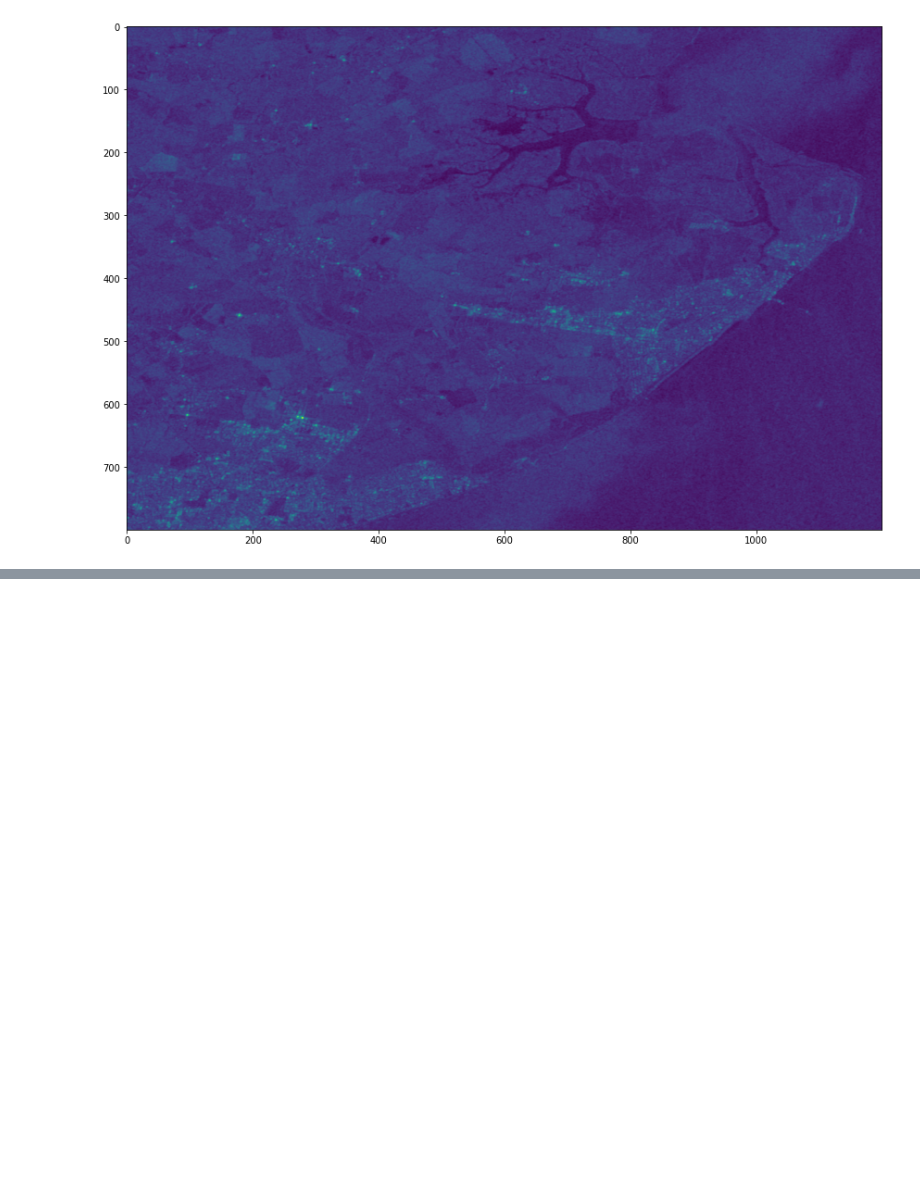
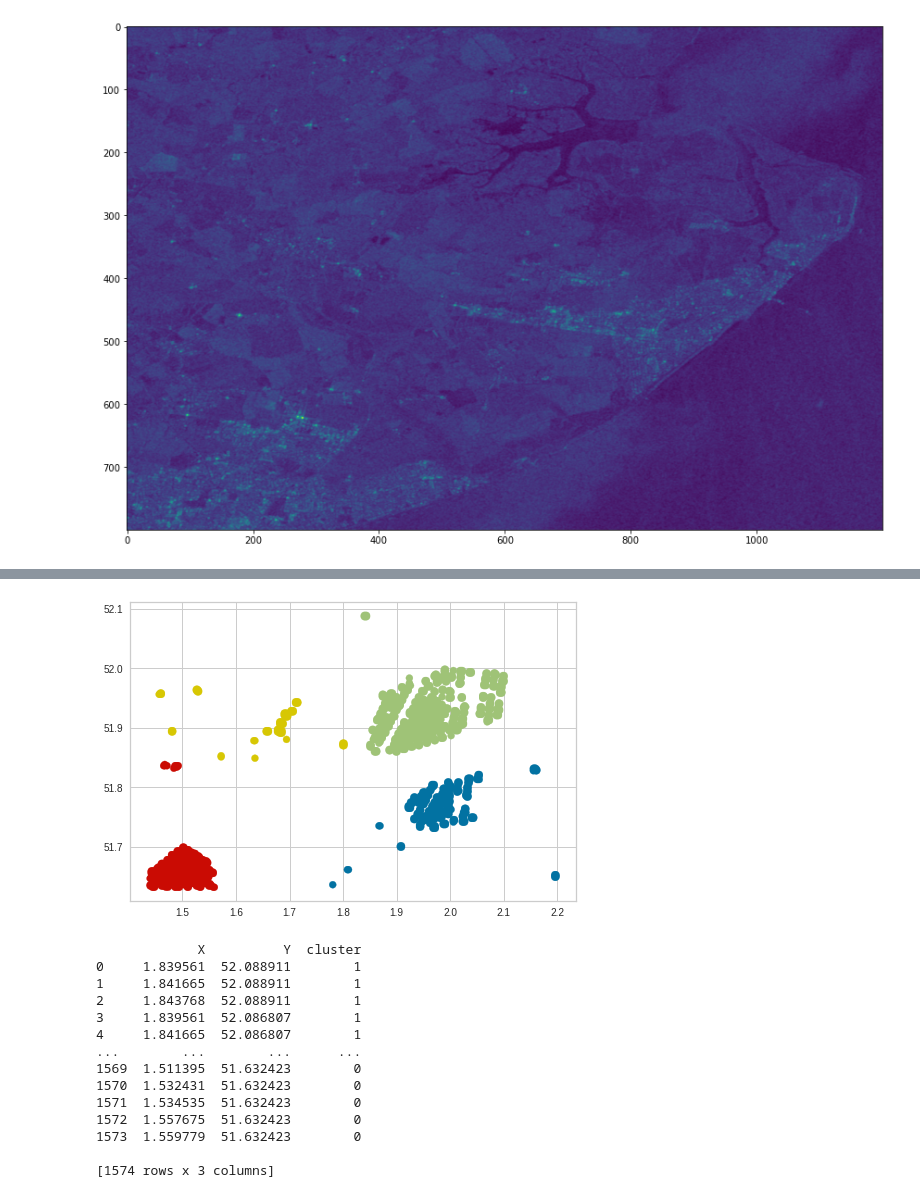
Before and after one commit to aelbrecht/cs-windmill, a Jupyter notebook: detect_v4_example.ipynb, the cells around one changed output, grey strips where cells are left out. Saved outputs shown, nothing was run; the diff lists cells and outputs as text; code cells hidden in the pictures; blank space fills up the shorter version.

Commit message:
clustering

```diff
--- a/detect_v4_example.ipynb
+++ b/detect_v4_example.ipynb
@@ -150,6 +167,7 @@ def plot_windmills(left_top_coord, size=(1200, 800), intensity=1):
     highlight = np.max(search_space) * 0.75 * intensity
 
     found = 0
+    coords = []
     for i, result in enumerate(results):
         if result[1] > result[0]:
             found += 1
@@ -162,11 +180,14 @@ def plot_windmills(left_top_coord, size=(1200, 800), intensity=1):
             search_space[xx - block_size // 2:xx + block_size // 2, yy + block_size // 2] = highlight
             search_space[xx - block_size // 2, yy - block_size // 2:yy + block_size // 2] = highlight
             search_space[xx + block_size // 2, yy - block_size // 2:yy + block_size // 2] = highlight
+            coords.append(coord)
 
     print("found {} windmills".format(found))
 
     plt.rcParams['figure.figsize'] = [20, 10]
     plt.imshow(search_space)
+
+    return coords
 # %%
 # vb boten
 plot_windmills((2.56834,51.48205))
@@ -187,5 +208,5 @@ found 0 windmills
 [figure]
 # %%
 # het duurt redelijk lang voor dit te runnen
-plot_windmills((1.4378,52.1898), (1200 * 5, 800 * 5), intensity=2)
+coords = plot_windmills((1.4378,52.1898), (1200 * 5, 800 * 5), intensity=2)
 # %% [output]
@@ -193 +215,43 @@ found 1463 windmills
 [figure]
+# %%
+from sklearn import datasets, cluster, neighbors, metrics, tree, svm, mixture
+
+colors = np.array(['r', 'g', 'b', 'y', 'c', 't'])
+
+def apply(X, algo):
+    algo.fit(X)
+    labels = algo.labels_.astype(np.int)
+    plt.scatter(X[:, 0], X[:, 1], color=colors[labels])
+    plt.show()
+    return labels
+
+df = pd.DataFrame(coords)
+X = df.to_numpy()
+
+labels = apply(X, cluster.KMeans(n_clusters=4))
+
+#apply(X, cluster.DBSCAN(eps=.011))
+#apply(X, cluster.SpectralClustering(n_clusters=2, affinity="nearest_neighbors"))
+
+cluster_map = pd.DataFrame()
+cluster_map['X'] = X[:, 0]
+cluster_map['Y'] = X[:, 1]
+cluster_map['cluster'] = labels
+
+print(cluster_map)
+# %% [output]
+[figure, added]
+             X          Y  cluster
+0     1.839561  52.088911        1
+1     1.841665  52.088911        1
+2     1.843768  52.088911        1
+3     1.839561  52.086807        1
+4     1.841665  52.086807        1
+...        ...        ...      ...
+1569  1.511395  51.632423        0
+1570  1.532431  51.632423        0
+1571  1.534535  51.632423        0
+1572  1.557675  51.632423        0
+1573  1.559779  51.632423        0
+
+[1574 rows x 3 columns]
```
Also changed, not shown: parts of 9 cells of this notebook.
